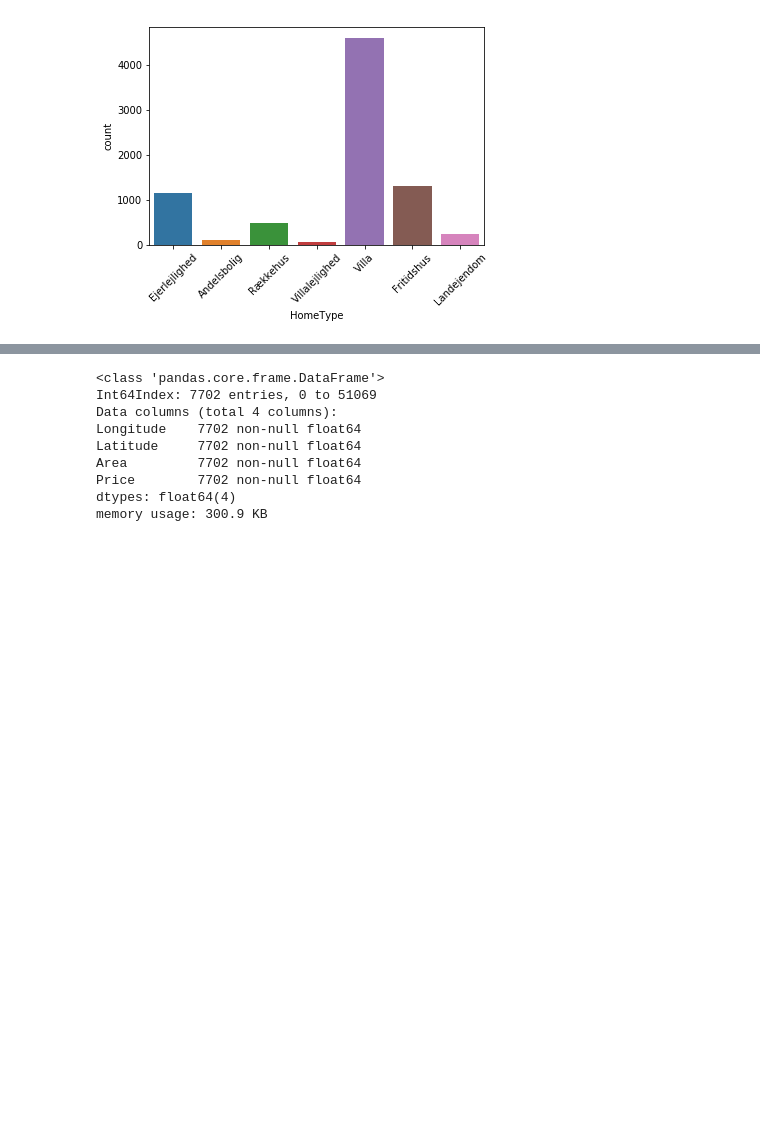
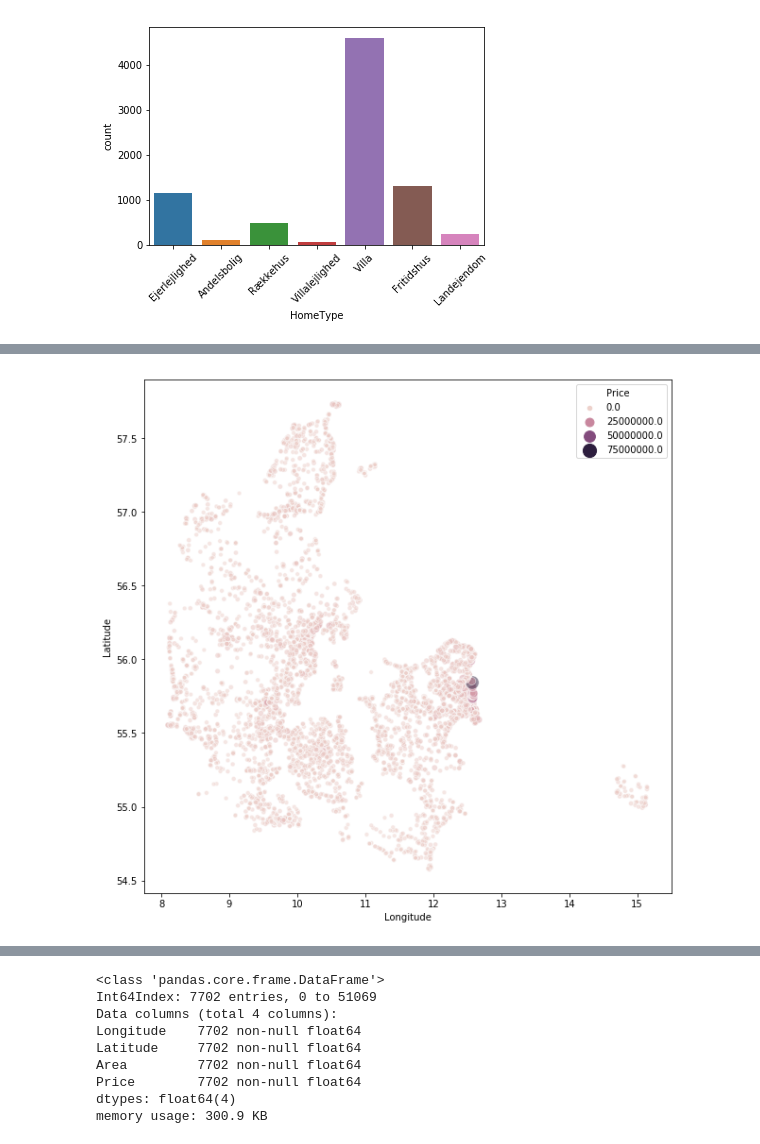
Before and after one commit to mbroend/predicting-home-prices, a Jupyter notebook: Data Analyst.ipynb, the cells around one changed output, grey strips where cells are left out. Drawn from its saved outputs; the diff is of its cells as text; code cells hidden in the pictures; blank space fills up the shorter version.

```diff
--- a/Data Analyst.ipynb
+++ b/Data Analyst.ipynb
@@ -54,3 +106,9 @@ plt.xticks(rotation = 45)
+# %%
+plt.figure(figsize = [10, 10])
+sb.scatterplot(data = df, x = 'Longitude', y = 'Latitude',
+               size = 'Price', hue = 'Price', sizes=(20, 200), alpha=.5);
+# %% [output]
+[figure, added]
 # %%
 homes.query('Area > 1200')
 # %% [output]
```
Also changed, not shown: parts of 10 cells of this notebook.
